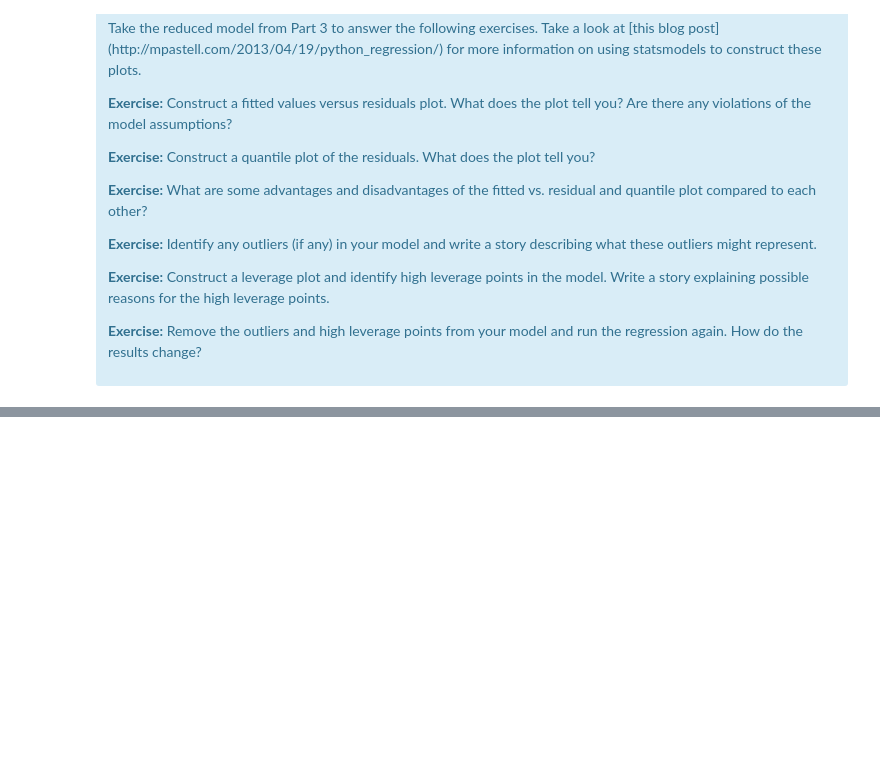
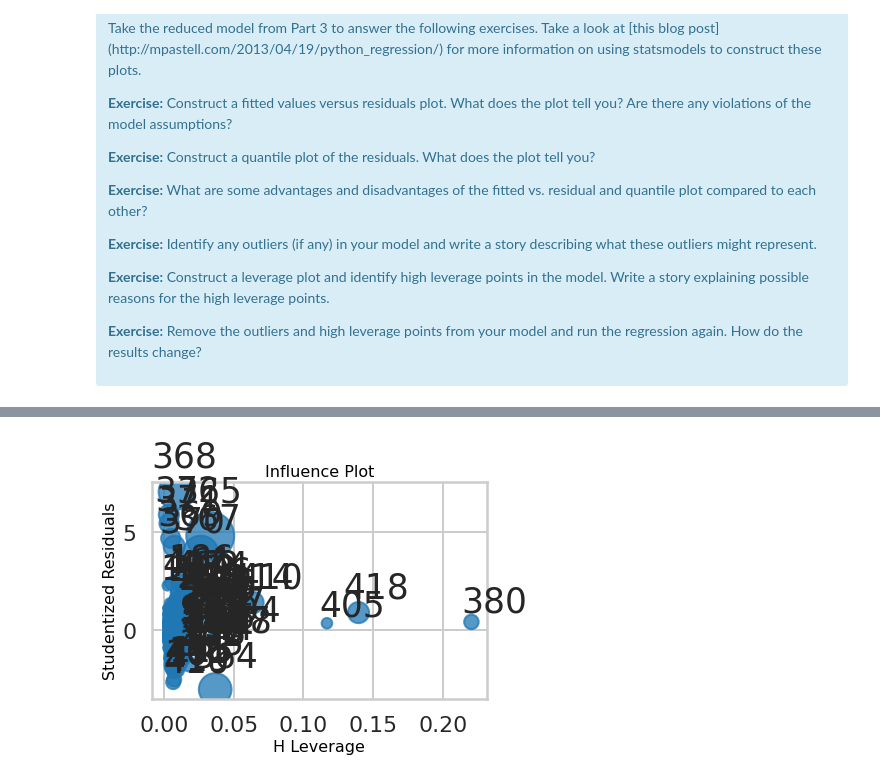
Before and after one commit to rrmorris2102/ucsd-mle, a Jupyter notebook: mec-mini-projects/mec-11.4.1-linear-regression-mini-project/Mini_Project_Linear_Regression.ipynb, the cells around one changed output, grey strips where cells are left out. Cells and saved outputs as stored; diff of their text form; code cells hidden in the pictures; blank space fills up the shorter version.

```diff
--- a/mec-mini-projects/mec-11.4.1-linear-regression-mini-project/Mini_Project_Linear_Regression.ipynb
+++ b/mec-mini-projects/mec-11.4.1-linear-regression-mini-project/Mini_Project_Linear_Regression.ipynb
@@ -887,0 +907,11 @@ There are some other issues that are important investigate with linear regressio
+# %%
+# leverage plot
+import statsmodels.api as sm
+import matplotlib.pyplot as plt
+import statsmodels.formula.api as smf
+
+m = ols('PRICE ~ CRIM + RM + PTRATIO', bos).fit()
+sm.graphics.influence_plot(m)
+plt.show()
+# %% [output]
+[figure, added]
```
Also changed, not shown: parts of 5 cells of this notebook.
